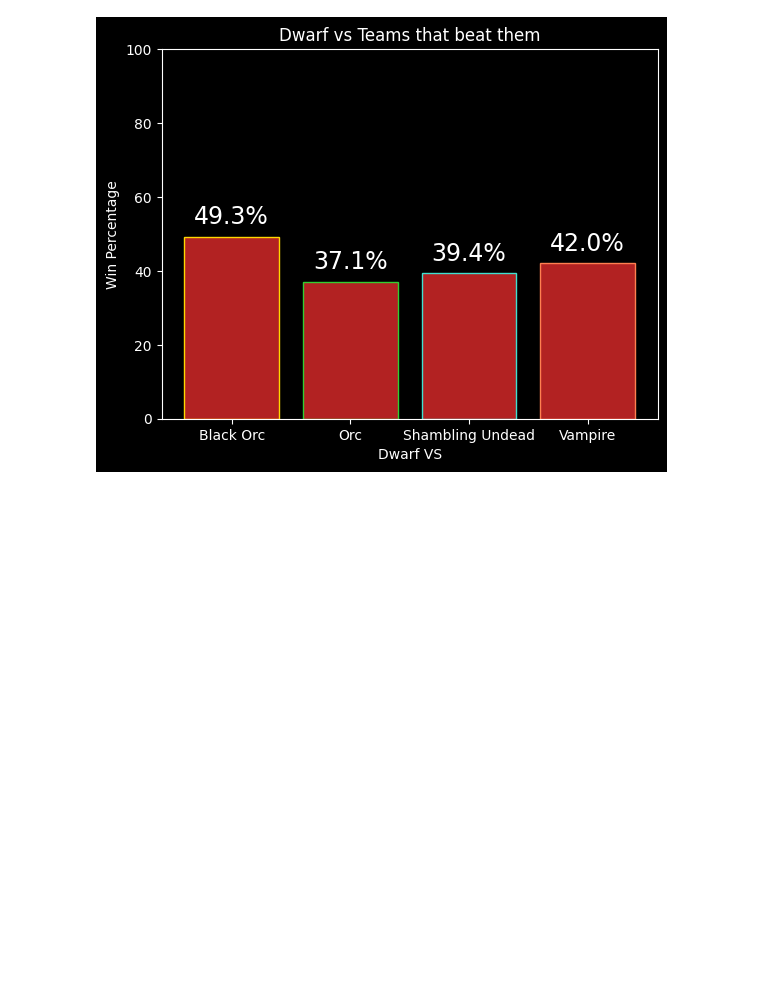
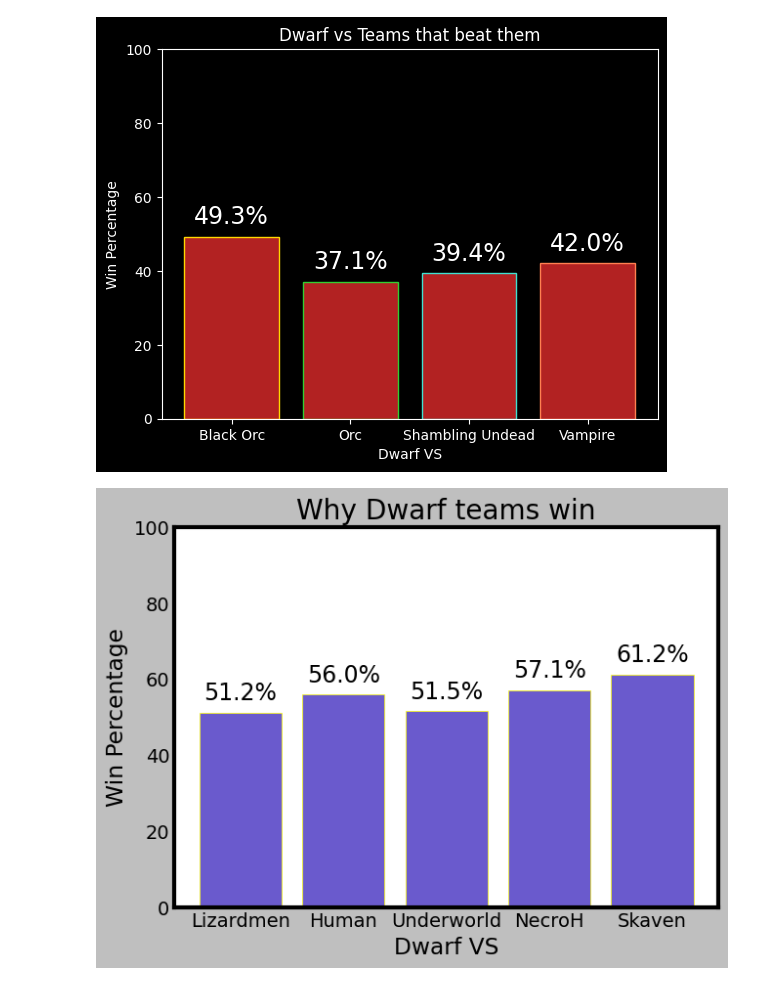
Before and after one commit to exAdun/EBBA, a Jupyter notebook: Clean.ipynb, the cells around one changed output. Cells and saved outputs as stored; diff of their text form; code cells hidden in the pictures; blank space fills up the shorter version.

```diff
--- a/Clean.ipynb
+++ b/Clean.ipynb
@@ -436,3 +436,32 @@ for x, y in zip(df_dwarf_lose.index, df_dwarf_lose[7]):
     plt.text(x, y + 2, str(y)+'%', ha='center', va='bottom', fontsize=17);
 # %% [output]
 [figure]
+# %%
+df_dwarf_h = percent[percent['Race'] == 'Dwarf'][['Lizardmen', 'Human', 'Underworld Denizens', 'Necromantic Horror', 'Skaven',]]
+df_dwarf_h.rename(columns = {'Underworld Denizens': 'Underworld', 'Necromantic Horror': 'NecroH'}, inplace=True)
+
+df_dwarf_h = df_dwarf_h.replace(',', '.', regex=True)
+df_dwarf_h = df_dwarf_h.replace('%', '', regex=True)
+df_dwarf_h['Lizardmen'] = df_dwarf_h['Lizardmen'].astype(float)
+df_dwarf_h['Human'] = df_dwarf_h['Human'].astype(float)
+df_dwarf_h['Underworld'] = df_dwarf_h['Underworld'].astype(float)
+df_dwarf_h['NecroH'] = df_dwarf_h['NecroH'].astype(float)
+df_dwarf_h['Skaven'] = df_dwarf_h['Skaven'].astype(float)
+# %%
+plt.style.use('grayscale')
+# %%
+# victorias de enanos vs equipos contra los que suele perder
+df_dwarf_h = df_dwarf_h.transpose()
+ec = ['yellow', 'yellow', 'yellow', 'yellow', 'yellow']
+
+ax = plt.bar(df_dwarf_h.index, df_dwarf_h[7], edgecolor=ec, color="slateblue")
+plt.ylabel('Win Percentage')
+plt.xlabel('Dwarf VS')
+plt.grid(b=None)
+plt.ylim(0, 100)
+#plt.xlim(0, 5)
+plt.title('Why Dwarf teams win', color='black')
+for x, y in zip(df_dwarf_h.index, df_dwarf_h[7]):
+    plt.text(x, y + 2, str(y)+'%', ha='center', va='bottom', color='black', fontsize=17);
+# %% [output]
+[figure, added]
```
